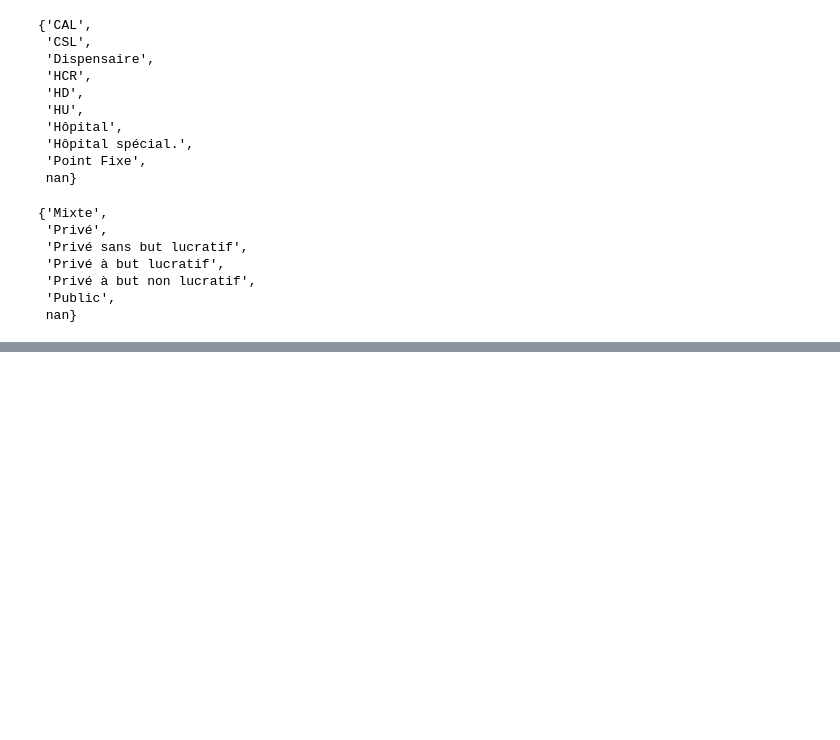
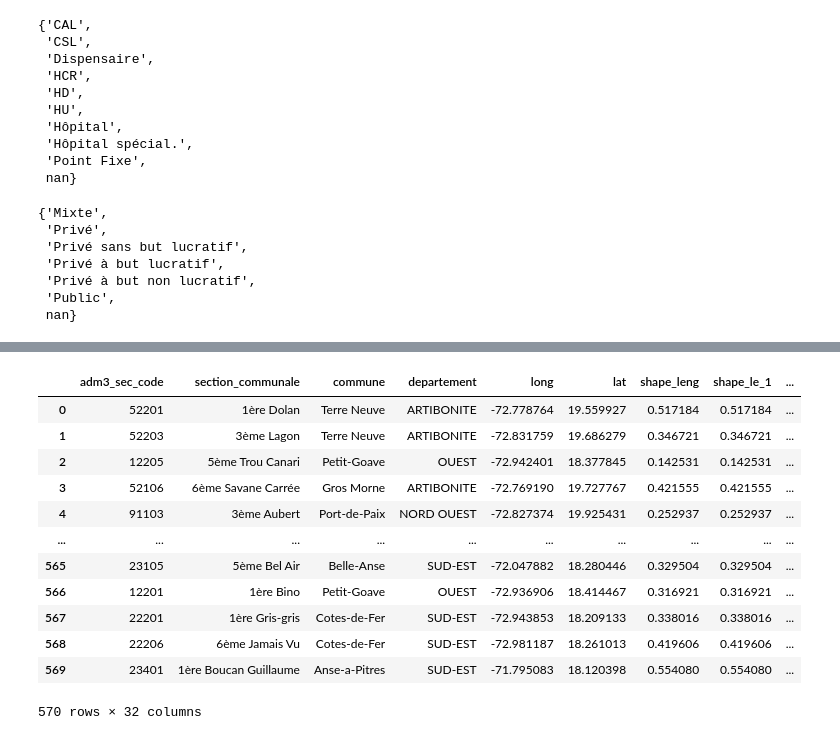
Before and after one commit to MarvelAmazon/covid19-vilnerability-map, a Jupyter notebook: notebook1.ipynb, the cells around one changed output, grey strips where cells are left out. Cells and saved outputs as stored; diff of their text form; code cells hidden in the pictures; blank space fills up the shorter version.

```diff
--- a/notebook1.ipynb
+++ b/notebook1.ipynb
@@ -13,0 +71,12 @@ Requirement already satisfied: xlrd in /home/yvel/snap/jupyter/common/lib/python
+# %%
+#### imports the shapefile dataset
+sec_communales = gpd.read_file('./hti_boundaries_admi3/hti_boundaries_sections_communales_adm3_cnigs_polygon.shp',encoding ='utf-8')
+# renames columns
+sec_communales.rename(columns={'id_section': 'adm3_sec_code','nom_sectio':'section_communale','departemen':'departement','sect_x_lab': 'long','sect_y_lab':'lat'},inplace =True)
+# removes non digits characters
+sec_communales['adm3_sec_code'] = sec_communales['adm3_sec_code'].apply(lambda x:re.sub('\D','',x))
+# convert adm3_sec_code to integer
+sec_communales.adm3_sec_code = sec_communales.adm3_sec_code.astype('int')
+# selects features needed
+sec_communales= sec_communales[['adm3_sec_code','section_communale','commune','departement','long','lat','shape_leng','shape_le_1','shape_le_2','shape_area','geometry']]
+sec_communales.head()
@@ -144,9 +235,3 @@ sumary_haiti_healthsites
 | 379 | 103201 | 0 | 0 | 1 | 0 | 0 | 0 | 0 | ... |
 | 380 | 103202 | 0 | 0 | 1 | 0 | 0 | 0 | 0 | ... |
 381 rows × 19 columns
-# %%
-#### import the shapefile dataset
-sec_communales = gpd.read_file('./hti_boundaries_admi3/hti_boundaries_sections_communales_adm3_cnigs_polygon.shp',encoding ='utf-8')
-sec_communales.rename(columns={'id_section': 'adm3_sec_code'},inplace =True)
-sec_communales['adm3_sec_code'] = sec_communales['adm3_sec_code'].apply(lambda x:re.sub('\D','',x))
-sec_communales.adm3_sec_code = sec_communales.adm3_sec_code.astype('int')
@@ -166,0 +238,7 @@ Index(['adm3_sec_code', 'id_secti_1', 'no_section', 'section_', 'nom_sectio',
+# %%
+# merge population dataset to sec_communales boundaries
+sec_communales =pd.merge(sec_communales,population_dataset[['adm3_sec_code','IHSI_UNFPA_2019_female','IHSI_UNFPA_2019_male','IHSI_UNFPA_2019']],how ='left',on='adm3_sec_code')
+# merge health sites dataset to sec_communales boundaries
+sec_communales = pd.merge(sec_communales,sumary_haiti_healthsites,how ='left',on ='adm3_sec_code')
+# save to csv file  the merged commune , population and health sites dataset
+sec_communales.to_csv('./output/adim3_boundaries_population_and_health_sites.csv')
@@ -166,0 +266,17 @@ Index(['adm3_sec_code', 'id_secti_1', 'no_section', 'section_', 'nom_sectio',
+# %%
+# display final datasets
+sec_communales
+# %% [output]
+|  | adm3_sec_code | section_communale | commune | departement | long | lat | shape_leng | shape_le_1 | ... |
+| 0 | 52201 | 1ère Dolan | Terre Neuve | ARTIBONITE | -72.778764 | 19.559927 | 0.517184 | 0.517184 | ... |
+| 1 | 52203 | 3ème Lagon | Terre Neuve | ARTIBONITE | -72.831759 | 19.686279 | 0.346721 | 0.346721 | ... |
+| 2 | 12205 | 5ème Trou Canari | Petit-Goave | OUEST | -72.942401 | 18.377845 | 0.142531 | 0.142531 | ... |
+| 3 | 52106 | 6ème Savane Carrée | Gros Morne | ARTIBONITE | -72.769190 | 19.727767 | 0.421555 | 0.421555 | ... |
+| 4 | 91103 | 3ème Aubert | Port-de-Paix | NORD OUEST | -72.827374 | 19.925431 | 0.252937 | 0.252937 | ... |
+| ... | ... | ... | ... | ... | ... | ... | ... | ... | ... |
+| 565 | 23105 | 5ème Bel Air | Belle-Anse | SUD-EST | -72.047882 | 18.280446 | 0.329504 | 0.329504 | ... |
+| 566 | 12201 | 1ère Bino | Petit-Goave | OUEST | -72.936906 | 18.414467 | 0.316921 | 0.316921 | ... |
+| 567 | 22201 | 1ère Gris-gris | Cotes-de-Fer | SUD-EST | -72.943853 | 18.209133 | 0.338016 | 0.338016 | ... |
+| 568 | 22206 | 6ème Jamais Vu | Cotes-de-Fer | SUD-EST | -72.981187 | 18.261013 | 0.419606 | 0.419606 | ... |
+| 569 | 23401 | 1ère Boucan Guillaume | Anse-a-Pitres | SUD-EST | -71.795083 | 18.120398 | 0.554080 | 0.554080 | ... |
+570 rows × 32 columns
```
Also changed, not shown: parts of 17 cells of this notebook, 5 other files.
